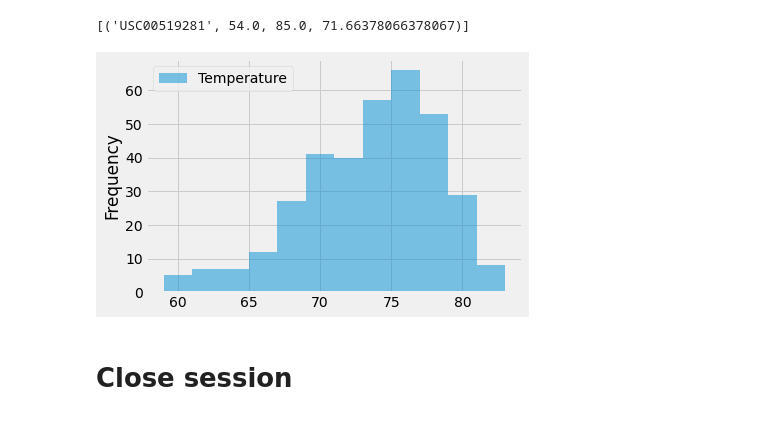
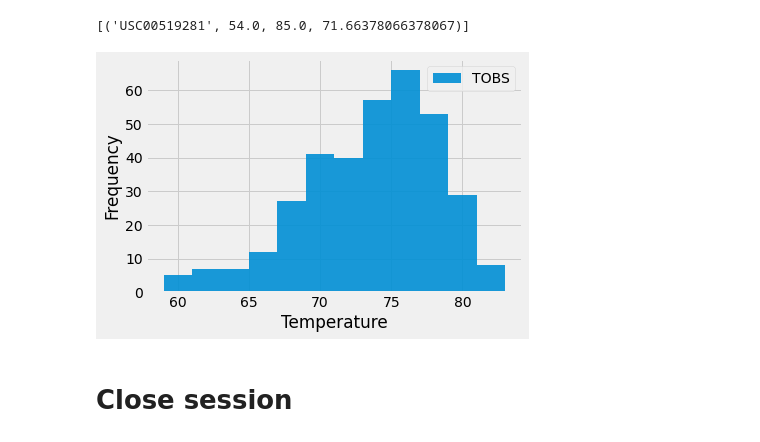
Before and after one commit to jdmerryman88/sqlalchemy-challenge, a Jupyter notebook: climate_starter.ipynb, the cells around one changed output. Saved outputs shown, nothing was run; the diff lists cells and outputs as text; code cells hidden in the pictures.

```diff
--- a/climate_starter.ipynb
+++ b/climate_starter.ipynb
@@ -158,15 +159,15 @@ session.query(Measurement.station, func.min(Measurement.tobs).label("Lowest"), f
 # %%
 # Using the most active station id
 # Query the last 12 months of temperature observation data for this station and plot the results as a histogram
 temperatures = session.query(Measurement.date, Measurement.tobs, Measurement.station).\
                 filter(Measurement.station == 'USC00519281' ).\
                 filter(Measurement.date >= year_ago)
-temperature_df = pd.DataFrame(temperatures , columns = ['Date' , 'Temperature', 'Station'])
-temperature_df.plot.hist(bins= 12, alpha = 0.5)
-plt.xlabel()
+temperature_df = pd.DataFrame(temperatures , columns = ['Date' , 'TOBS', 'Station'])
+temperature_df.plot.hist(bins= 12, alpha = 0.9)
+plt.xlabel("Temperature")
 plt.show()
 # %% [output]
-[figure, old version]
+[figure, new version]
 # %% [markdown]
 # Close session
 # %%
```
Also changed, not shown: parts of 1 cell of this notebook.
